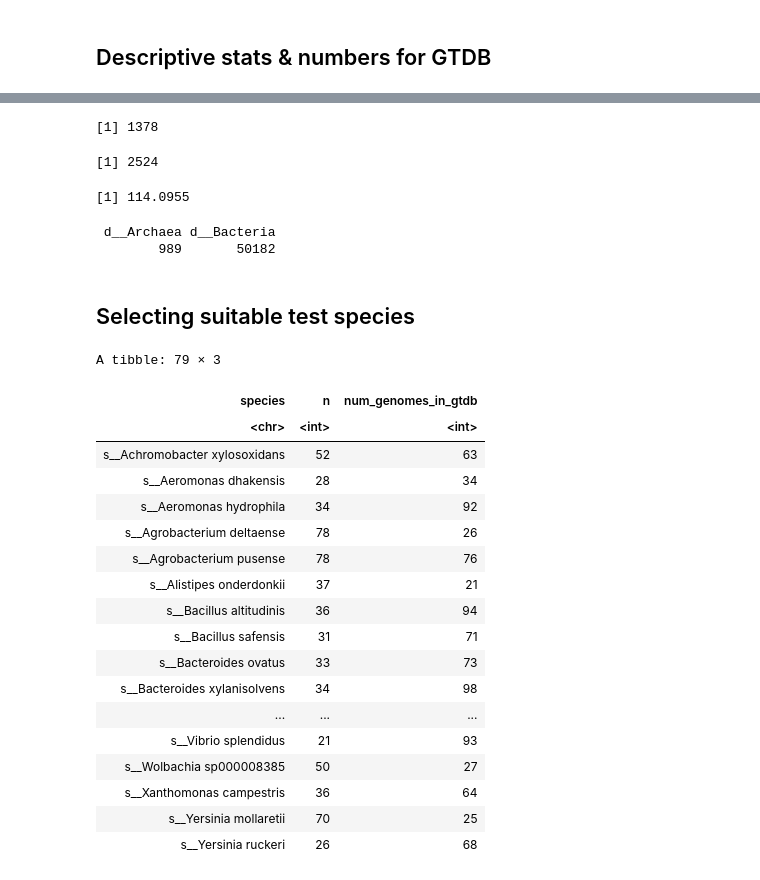
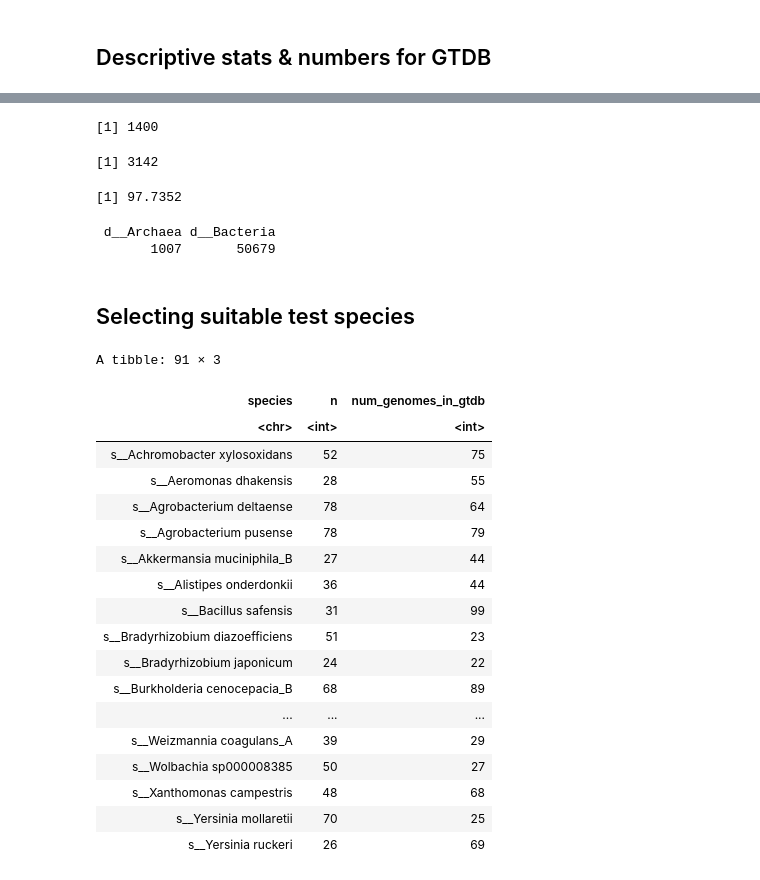
Before and after one commit to greenelab/2022-microberna, a Jupyter notebook: notebooks/20220114_look_at_sra_org_composition.ipynb, the cells around one changed output, grey strips where cells are left out. Cells and saved outputs as stored; diff of their text form; code cells hidden in the pictures.

```diff
--- a/notebooks/20220114_look_at_sra_org_composition.ipynb
+++ b/notebooks/20220114_look_at_sra_org_composition.ipynb
@@ -113,23 +104,23 @@ FALSE  TRUE
 # %%
 # make gtdb to ncbi map
 gtdb_to_ncbi_map <- gtdb_metadata %>%
-  select(ncbi_organism_name, domain, phylum, class, order, family, genus, species) %>%
+  select(ncbi_organism_name, superkingdom, phylum, class, order, family, genus, species) %>%
   distinct()
 
 # create map of GTDB to NCBI
-sra_to_gtdb_map <- sra %>%
-  select(organism_name) %>%
+ena_to_gtdb_map <- ena %>%
+  select(scientific_name) %>%
   distinct() %>%
-  left_join(gtdb_to_ncbi_map, by = c("organism_name" = "ncbi_organism_name"))
+  left_join(gtdb_to_ncbi_map, by = c("scientific_name" = "ncbi_organism_name"))
 # %%
 # how many data sets don't have a representative genome within the GTDB taxonomy,
 # using only GTDB <-> SRA taxonomy map (as opposed to using sourmash gather to
 # infer the species). Note species map fails when species is labelled wrong, which
 # happens at least sometimes (determined by eye).
 
-sra_with_gtdb <- sra %>%
-  left_join(sra_to_gtdb_map)
+ena_with_gtdb <- ena %>%
+  left_join(ena_to_gtdb_map)
 
-sra_no_gtdb_species <- sra_with_gtdb[is.na(sra_with_gtdb$species), ]
-nrow(sra_no_gtdb_species) # 3,274 samples don't have a species by text-based analysis
+ena_no_gtdb_species <- ena_with_gtdb[is.na(ena_with_gtdb$species), ]
+nrow(ena_no_gtdb_species) # 2,458 samples don't have a species by text-based analysis
 # %% [output]
@@ -142,62 +157,62 @@ length(unique(sra_no_gtdb_species$organism_name)) # 344 species don't have speci
 # %%
 ## how many distinct species are there (using GTDB taxonomy)?
-sra_with_gtdb_has_species <- sra_with_gtdb[!is.na(sra_with_gtdb$species), ]
-length(unique(sra_with_gtdb_has_species$organism_name)) # 1,378 in NCBI taxonomy
-length(unique(sra_with_gtdb_has_species$species)) # 2,524 in GTDB taxonomy with text-based analysis
+ena_with_gtdb_has_species <- ena_with_gtdb[!is.na(ena_with_gtdb$species), ]
+length(unique(ena_with_gtdb_has_species$scientific_name)) # 1,400 in NCBI taxonomy
+length(unique(ena_with_gtdb_has_species$species)) # 3,142 in GTDB taxonomy with text-based analysis
 # %% [output]
-[1] 1378
+[1] 1400
-[1] 2524
+[1] 3142
 # %%
-sra_with_gtdb_has_species_tally <- sra_with_gtdb_has_species %>%
+ena_with_gtdb_has_species_tally <- ena_with_gtdb_has_species %>%
   group_by(species) %>%
   tally()
-mean(sra_with_gtdb_has_species_tally$n)
+mean(ena_with_gtdb_has_species_tally$n)
 # %% [output]
-[1] 114.0955
+[1] 97.7352
 # %%
 # how many species are bacteria? archaea?
 
-sra_with_gtdb_has_species_slice <- sra_with_gtdb_has_species %>%
+ena_with_gtdb_has_species_slice <- ena_with_gtdb_has_species %>%
   group_by(experiment_accession) %>%
   slice(1) # only count each experiment onces
-table(sra_with_gtdb_has_species_slice$domain) # d__Archaea: 989 d__Bacteria: 50,18
+table(ena_with_gtdb_has_species_slice$superkingdom)  # d__Archaea 1007 d__Bacteria 50679
 # %% [output]
  d__Archaea d__Bacteria
-        989       50182
+       1007       50679
 # %% [markdown]
 ## Selecting suitable test species
 # %%
 # pick a second organism to work with whose pangenome isn't quite as large as Pseudomonas a.
 
 gtdb_num_species <- gtdb_metadata %>%
   select(species) %>%
   group_by(species) %>%
   tally() %>%
   select(species, num_genomes_in_gtdb = n)
 
-tmp <- sra_with_gtdb_has_species_tally %>%
+tmp <- ena_with_gtdb_has_species_tally %>%
   left_join(gtdb_num_species, by = "species")
 
 tmp %>%
        filter(n > 20, num_genomes_in_gtdb > 20) %>%
        filter(n < 80, num_genomes_in_gtdb < 100)
 # %% [output]
-A tibble: 79 × 3
+A tibble: 91 × 3
 | species | n | num_genomes_in_gtdb |
 | <chr> | <int> | <int> |
-| s__Achromobacter xylosoxidans | 52 | 63 |
-| s__Aeromonas dhakensis | 28 | 34 |
-| s__Aeromonas hydrophila | 34 | 92 |
-| s__Agrobacterium deltaense | 78 | 26 |
-| s__Agrobacterium pusense | 78 | 76 |
-| s__Alistipes onderdonkii | 37 | 21 |
-| s__Bacillus altitudinis | 36 | 94 |
-| s__Bacillus safensis | 31 | 71 |
-| s__Bacteroides ovatus | 33 | 73 |
-| s__Bacteroides xylanisolvens | 34 | 98 |
+| s__Achromobacter xylosoxidans | 52 | 75 |
+| s__Aeromonas dhakensis | 28 | 55 |
+| s__Agrobacterium deltaense | 78 | 64 |
+| s__Agrobacterium pusense | 78 | 79 |
+| s__Akkermansia muciniphila_B | 27 | 44 |
+| s__Alistipes onderdonkii | 36 | 44 |
+| s__Bacillus safensis | 31 | 99 |
+| s__Bradyrhizobium diazoefficiens | 51 | 23 |
+| s__Bradyrhizobium japonicum | 24 | 22 |
+| s__Burkholderia cenocepacia_B | 68 | 89 |
 | ... | ... | ... |
-| s__Vibrio splendidus | 21 | 93 |
+| s__Weizmannia coagulans_A | 39 | 29 |
 | s__Wolbachia sp000008385 | 50 | 27 |
-| s__Xanthomonas campestris | 36 | 64 |
+| s__Xanthomonas campestris | 48 | 68 |
 | s__Yersinia mollaretii | 70 | 25 |
-| s__Yersinia ruckeri | 26 | 68 |
+| s__Yersinia ruckeri | 26 | 69 |
```
Also changed, not shown: parts of 14 cells of this notebook.
